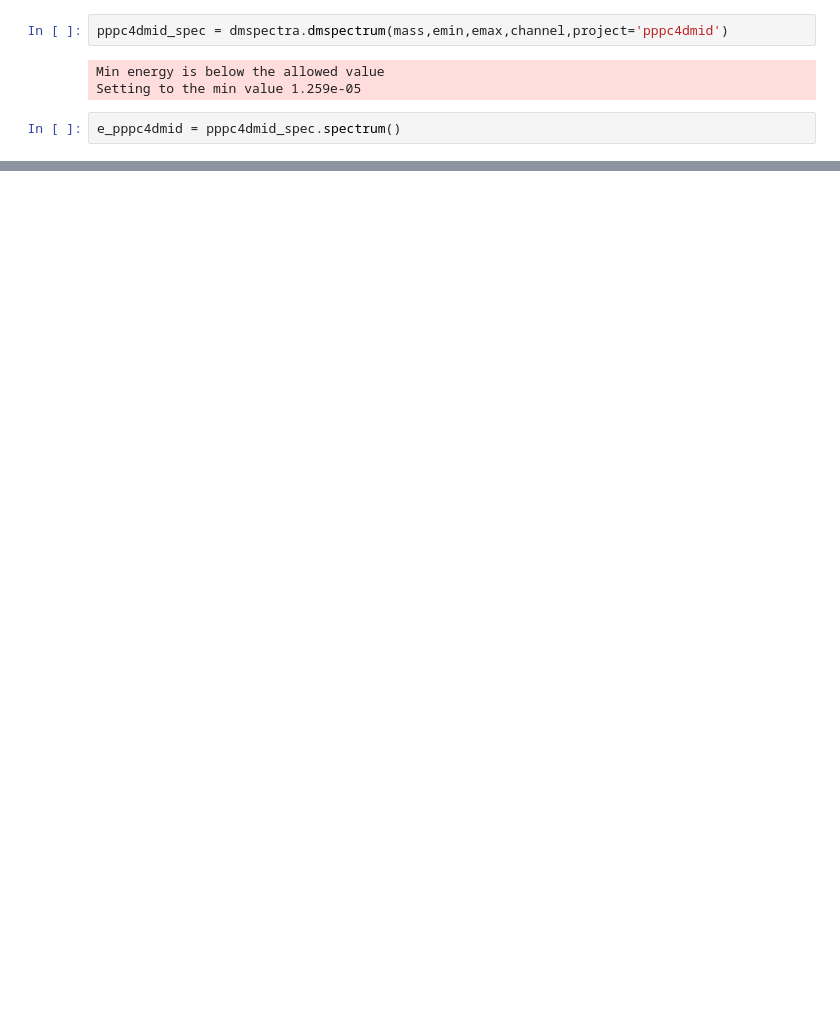
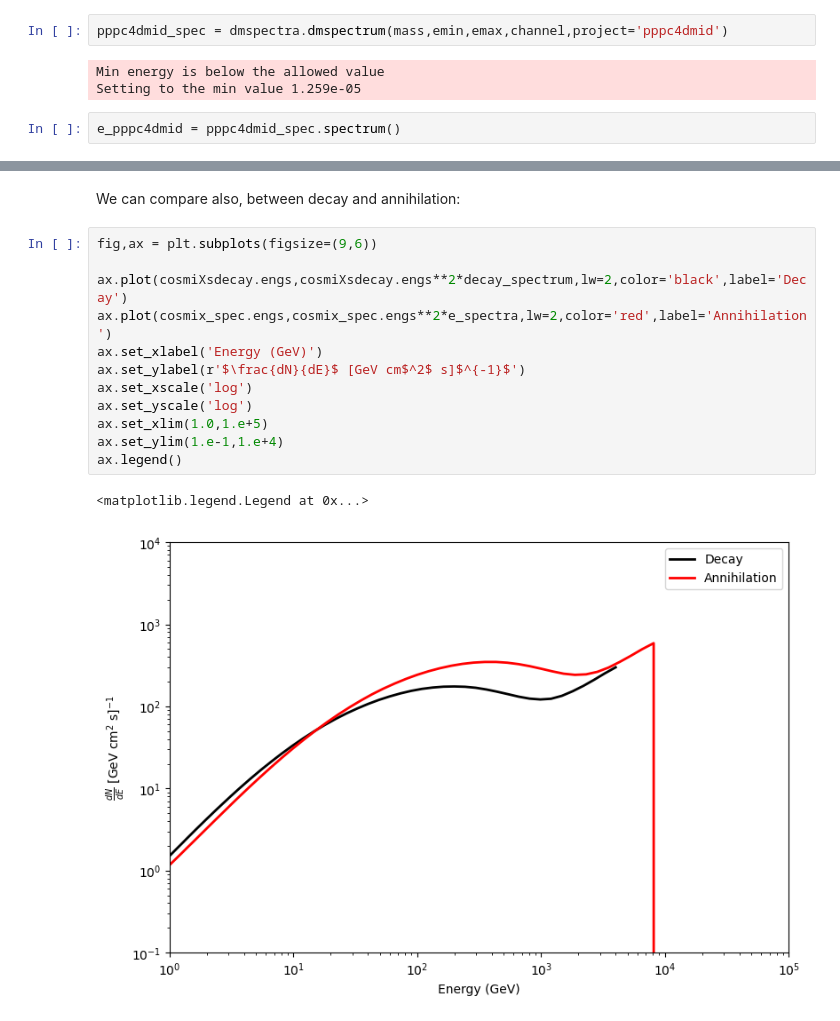
Before and after one commit to sergiohcdna/elf-danna-galac, a Jupyter notebook: notebooks/get_electronspec.ipynb, the cells around one changed output, grey strips where cells are left out. Cells and saved outputs as stored; diff of their text form; blank space fills up the shorter version.

```diff
--- a/notebooks/get_electronspec.ipynb
+++ b/notebooks/get_electronspec.ipynb
@@ -62,0 +111,17 @@ ax.legend()
+# %% [markdown]
+We can compare also, between decay and annihilation:
+# %%
+fig,ax = plt.subplots(figsize=(9,6))
+
+ax.plot(cosmiXsdecay.engs,cosmiXsdecay.engs**2*decay_spectrum,lw=2,color='black',label='Decay')
+ax.plot(cosmix_spec.engs,cosmix_spec.engs**2*e_spectra,lw=2,color='red',label='Annihilation')
+ax.set_xlabel('Energy (GeV)')
+ax.set_ylabel(r'$\frac{dN}{dE}$ [GeV cm$^2$ s]$^{-1}$')
+ax.set_xscale('log')
+ax.set_yscale('log')
+ax.set_xlim(1.0,1.e+5)
+ax.set_ylim(1.e-1,1.e+4)
+ax.legend()
+# %% [output]
+<matplotlib.legend.Legend at 0x...>
+[figure, added]
```
Also changed, not shown: parts of 10 cells of this notebook, 1 other file.
